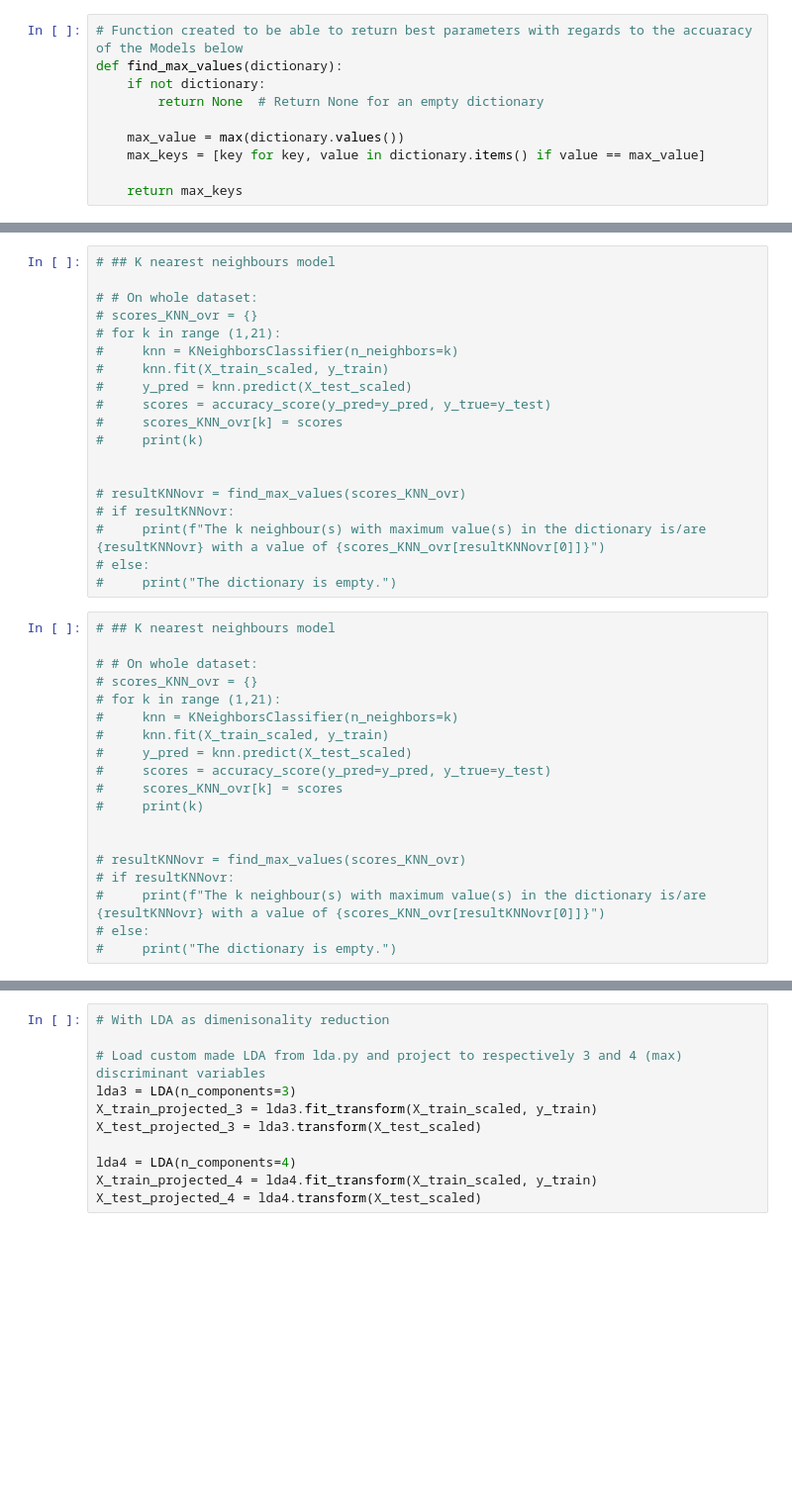
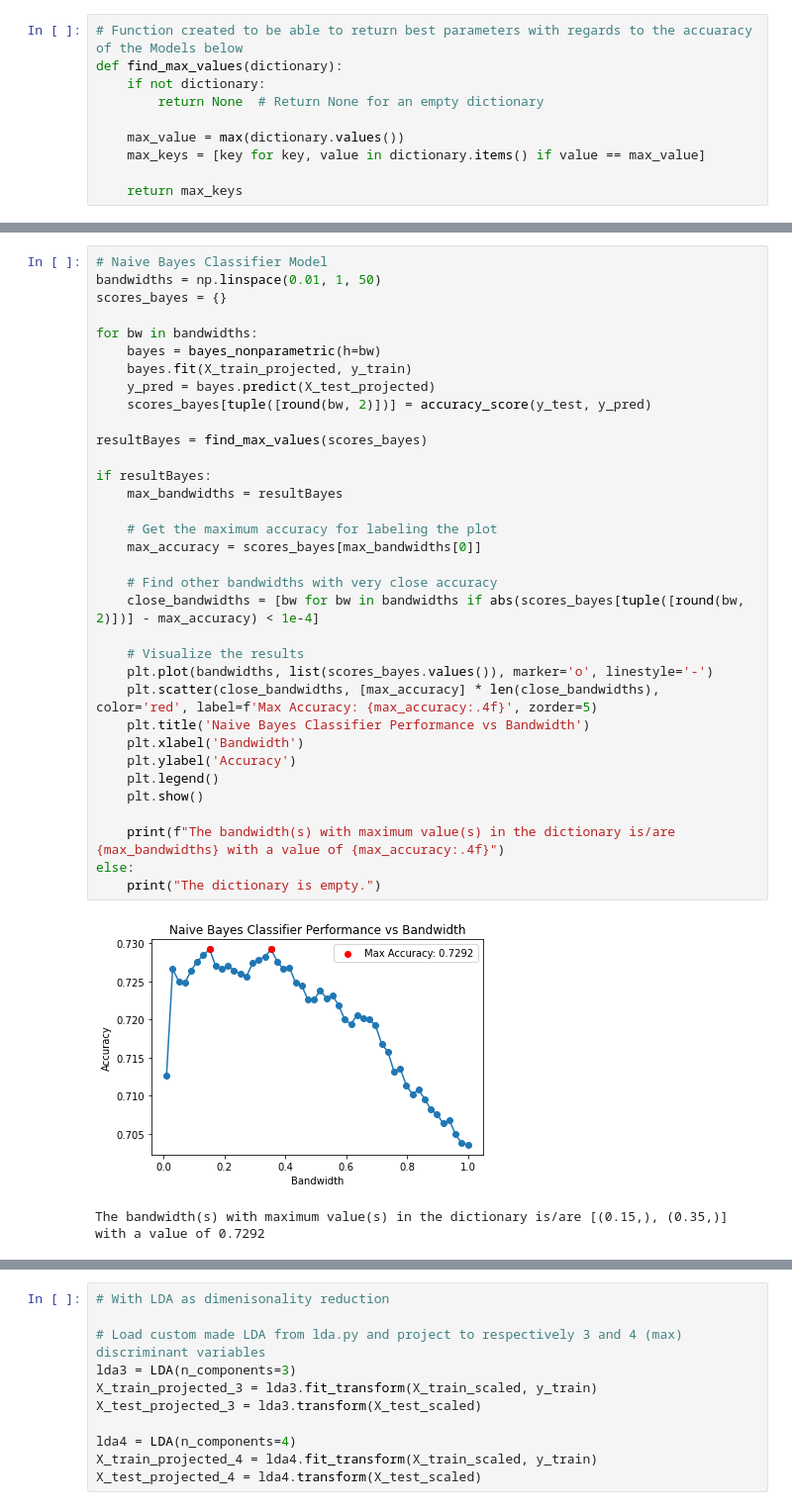
Before and after one commit to ChristianSneffeFleischer/MachineLearningExam, a Jupyter notebook: Main.ipynb, the cells around one changed output, grey strips where cells are left out. Shown at 99% size. Drawn from its saved outputs; the diff is of its cells as text; blank space fills up the shorter version.

```diff
--- a/Main.ipynb
+++ b/Main.ipynb
@@ -148,44 +149,43 @@ else:
     print("The dictionary is empty.")
 # %% [output]
 The bandwidth(s) with maximum value(s) in the dictionary is/are [0.15, 0.35] with a value of 0.7292
-# %%
-# ## K nearest neighbours model
-
-# # On whole dataset:
-# scores_KNN_ovr = {}
-# for k in range (1,21):
-#     knn = KNeighborsClassifier(n_neighbors=k)
-#     knn.fit(X_train_scaled, y_train)
-#     y_pred = knn.predict(X_test_scaled)
-#     scores = accuracy_score(y_pred=y_pred, y_true=y_test)
-#     scores_KNN_ovr[k] = scores
-#     print(k)
-
-
-# resultKNNovr = find_max_values(scores_KNN_ovr)
-# if resultKNNovr:
-#     print(f"The k neighbour(s) with maximum value(s) in the dictionary is/are {resultKNNovr} with a value of {scores_KNN_ovr[resultKNNovr[0]]}")
-# else:
-#     print("The dictionary is empty.")
-# %%
-# ## K nearest neighbours model
-
-# # On whole dataset:
-# scores_KNN_ovr = {}
-# for k in range (1,21):
-#     knn = KNeighborsClassifier(n_neighbors=k)
-#     knn.fit(X_train_scaled, y_train)
-#     y_pred = knn.predict(X_test_scaled)
-#     scores = accuracy_score(y_pred=y_pred, y_true=y_test)
-#     scores_KNN_ovr[k] = scores
-#     print(k)
-
-
-# resultKNNovr = find_max_values(scores_KNN_ovr)
-# if resultKNNovr:
-#     print(f"The k neighbour(s) with maximum value(s) in the dictionary is/are {resultKNNovr} with a value of {scores_KNN_ovr[resultKNNovr[0]]}")
-# else:
-#     print("The dictionary is empty.")
+# %%
+# Naive Bayes Classifier Model
+bandwidths = np.linspace(0.01, 1, 50)
+scores_bayes = {}
+
+for bw in bandwidths:
+    bayes = bayes_nonparametric(h=bw)
+    bayes.fit(X_train_projected, y_train)
+    y_pred = bayes.predict(X_test_projected)
+    scores_bayes[tuple([round(bw, 2)])] = accuracy_score(y_test, y_pred)
+
+resultBayes = find_max_values(scores_bayes)
+
+if resultBayes:
+    max_bandwidths = resultBayes
+
+    # Get the maximum accuracy for labeling the plot
+    max_accuracy = scores_bayes[max_bandwidths[0]]
+
+    # Find other bandwidths with very close accuracy
+    close_bandwidths = [bw for bw in bandwidths if abs(scores_bayes[tuple([round(bw, 2)])] - max_accuracy) < 1e-4]
+
+    # Visualize the results
+    plt.plot(bandwidths, list(scores_bayes.values()), marker='o', linestyle='-')
+    plt.scatter(close_bandwidths, [max_accuracy] * len(close_bandwidths), color='red', label=f'Max Accuracy: {max_accuracy:.4f}', zorder=5)
+    plt.title('Naive Bayes Classifier Performance vs Bandwidth')
+    plt.xlabel('Bandwidth')
+    plt.ylabel('Accuracy')
+    plt.legend()
+    plt.show()
+
+    print(f"The bandwidth(s) with maximum value(s) in the dictionary is/are {max_bandwidths} with a value of {max_accuracy:.4f}")
+else:
+    print("The dictionary is empty.")
+# %% [output]
+[figure, added]
+The bandwidth(s) with maximum value(s) in the dictionary is/are [(0.15,), (0.35,)] with a value of 0.7292
 # %%
 ## K nearest neighbours model
 
```
Also changed, not shown: parts of 14 cells of this notebook, 8 other files.
